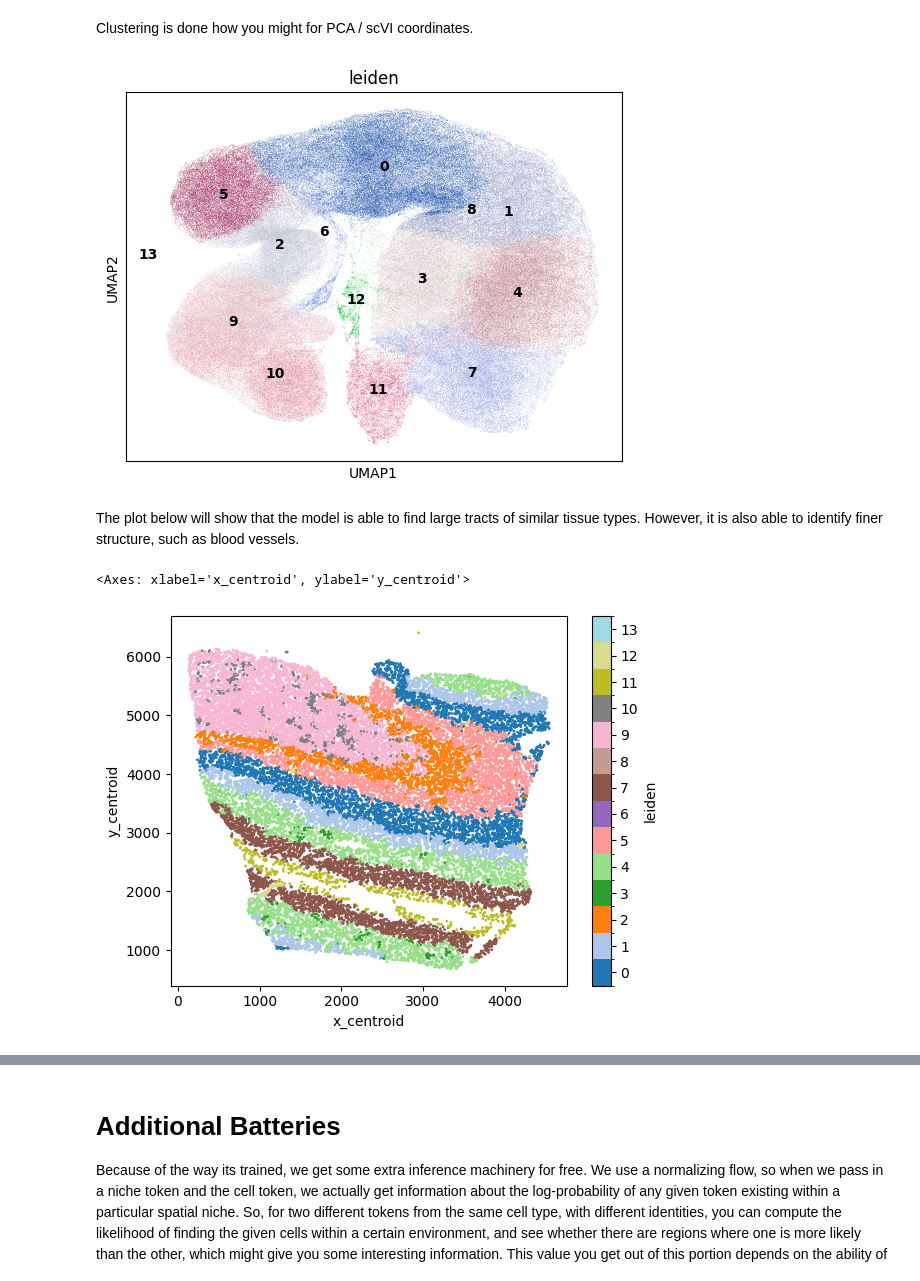
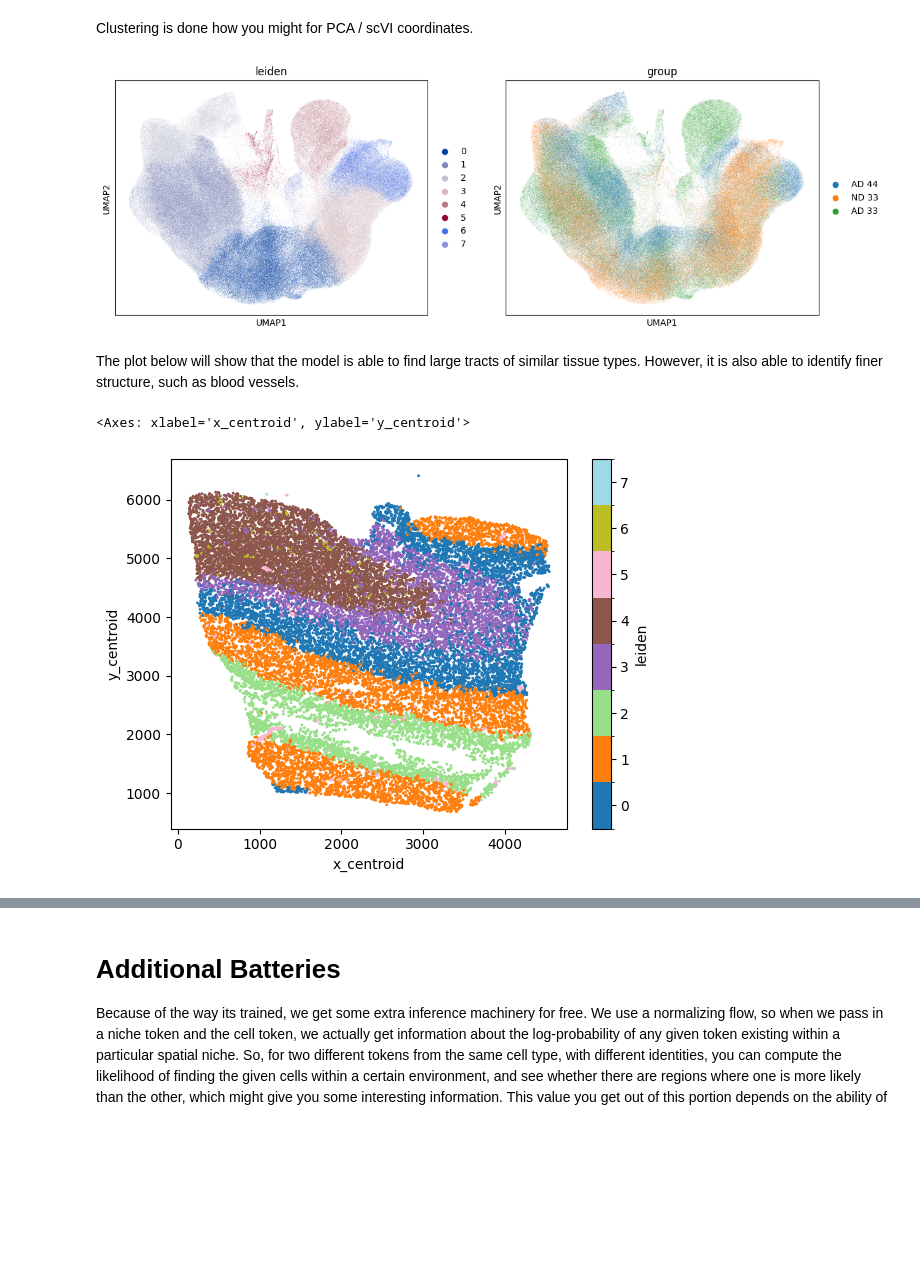
Before and after one commit to jhaberbe/rapid-niches, a Jupyter notebook: notebook/example.ipynb, the cells around one changed output, grey strips where cells are left out. Drawn from its saved outputs; the diff is of its cells as text; code cells hidden in the pictures; blank space fills up the shorter version.

```diff
--- a/notebook/example.ipynb
+++ b/notebook/example.ipynb
@@ -30,9 +30,10 @@ adata.obs["z_centroid"] = adata.obs["folder"] \
 
 # Actual locations, it can be in 2D or 3D
 locations = adata.obs[["x_centroid", "y_centroid", "z_centroid"]].values
+specimens = adata.obs["folder"].cat.codes.values
 # %%
 # build the graphs and the dataloader
-pgb = PairwiseGraphBuilder(adata.obsm["X_token"], locations, 20)
+pgb = PairwiseGraphBuilder(adata.obsm["X_token"], locations, specimens, 20)
 dataloader = pgb.create_dataloader(batch_size=512)
 # %% [markdown]
 ### Training
@@ -49,4 +50,4 @@ handler = GraphTransformerHandler(model, device=device)
 # %% [markdown]
 Training can take 5 minutes or so. You don't necessarily need to complete a full epoch in order for it to converge.
 # %%
-handler.train(dataloader, num_epochs=2)
+handler.train(dataloader, num_epochs=5)
@@ -103,9 +101,9 @@ sc.pp.neighbors(adata, use_rep="latent")
 sc.tl.umap(adata)
 # %%
 sc.tl.leiden(adata, n_iterations=2, flavor="igraph", resolution=0.2)
-sc.pl.umap(adata, color=["leiden"], legend_loc="on data")
+sc.pl.umap(adata, color=["leiden", "group"], color_map="tab20")
 # %% [output]
-[figure, old version]
+[figure, new version]
 # %% [markdown]
 The plot below will show that the model is able to find large tracts of similar tissue types. However, it is also able to identify finer structure, such as blood vessels.
 # %%
@@ -120,7 +118,7 @@ adata.obs.query("folder=='99-15'").plot.scatter(
 )
 # %% [output]
 <Axes: xlabel='x_centroid', ylabel='y_centroid'>
-[figure, old version]
+[figure, new version]
 # %%
 import plotly.express as px
 
```
Also changed, not shown: parts of 6 cells of this notebook, 3 other files.
